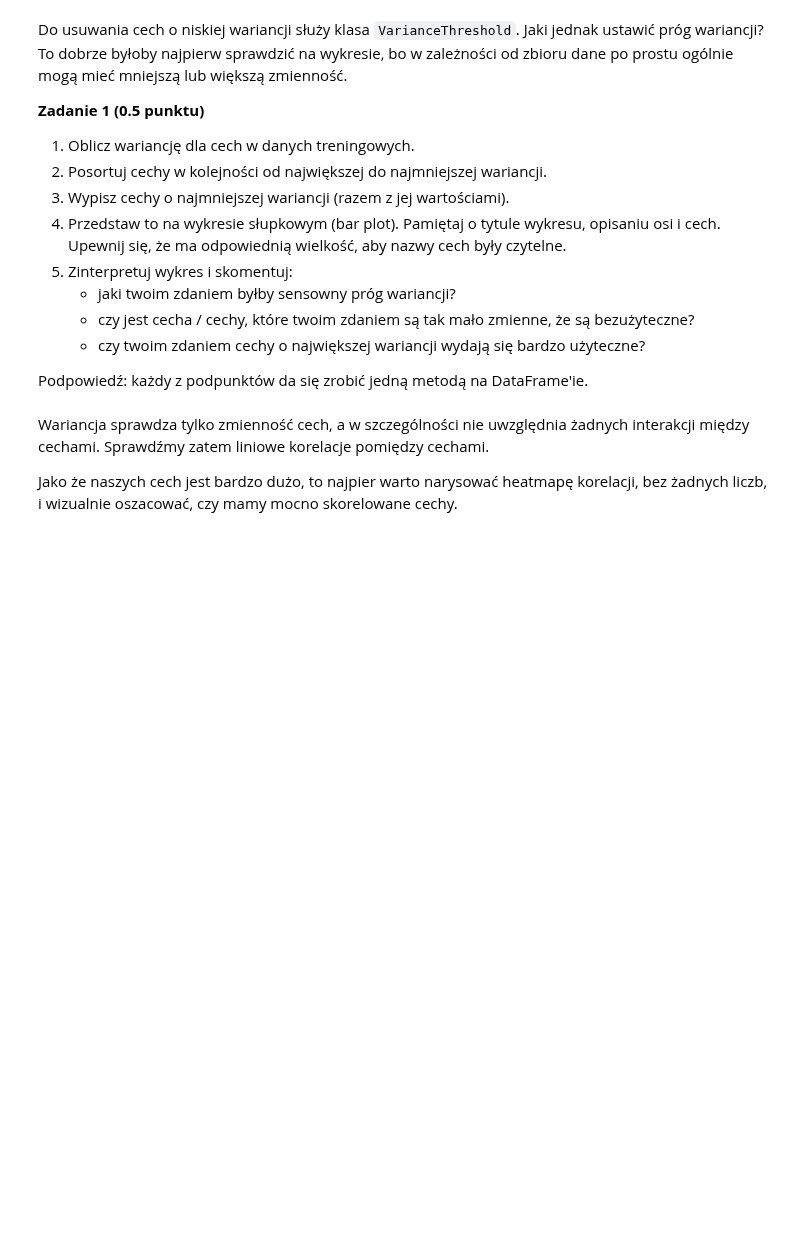
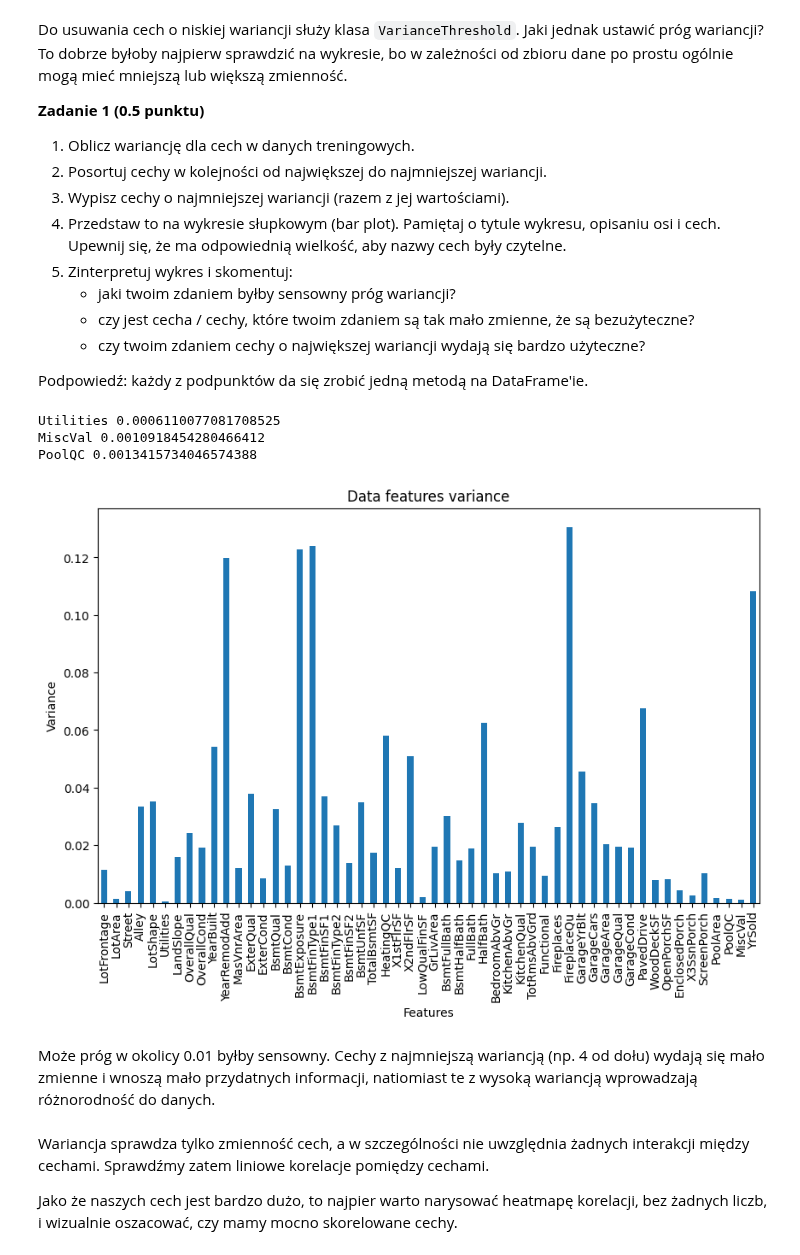
Before and after one commit to mpodmokly/podstawy-uczenia-maszynowego-24-25, a Jupyter notebook: lab6/notebook.ipynb, the cells around one changed output. Cells and saved outputs as stored; diff of their text form; code cells hidden in the pictures; blank space fills up the shorter version.

Commit message:
features variance and correlation

```diff
--- a/lab6/notebook.ipynb
+++ b/lab6/notebook.ipynb
@@ -313,6 +313,30 @@ Do usuwania cech o niskiej wariancji służy klasa `VarianceThreshold`. Jaki jed
    - czy twoim zdaniem cechy o największej wariancji wydają się bardzo użyteczne?
 
 Podpowiedź: każdy z podpunktów da się zrobić jedną metodą na DataFrame'ie.
+# %%
+variances = X_train_num.var()
+
+for i in range(3):
+    print(
+        variances.sort_values(ascending=False).index[-i - 1],
+        variances.sort_values(ascending=False).iloc[-i - 1]
+    )
+# %% [output]
+Utilities 0.0006110077081708525
+MiscVal 0.0010918454280466412
+PoolQC 0.0013415734046574388
+# %%
+plt.figure(figsize=(10, 6))
+variances.plot(kind="bar")
+
+plt.xlabel("Features")
+plt.ylabel("Variance")
+plt.title("Data features variance")
+plt.show()
+# %% [output]
+[figure, added]
+# %% [markdown]
+Może próg w okolicy 0.01 byłby sensowny. Cechy z najmniejszą wariancją (np. 4 od dołu) wydają się mało zmienne i wnoszą mało przydatnych informacji, natiomiast te z wysoką wariancją wprowadzają różnorodność do danych.
 # %% [markdown]
 Wariancja sprawdza tylko zmienność cech, a w szczególności nie uwzględnia żadnych interakcji między cechami. Sprawdźmy zatem liniowe korelacje pomiędzy cechami.
 
```
Also changed, not shown: parts of 2 cells of this notebook.
